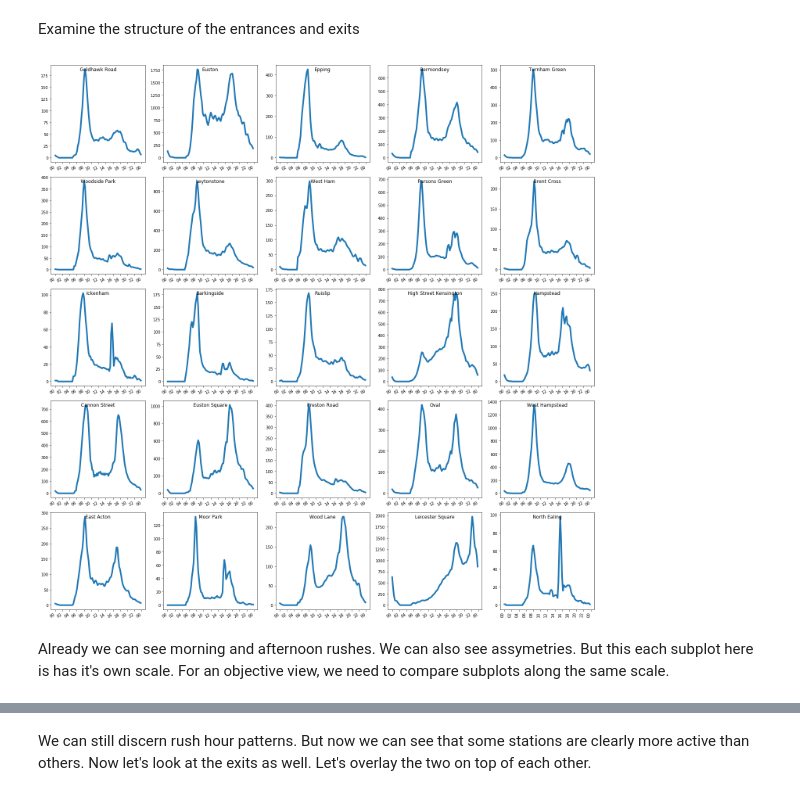
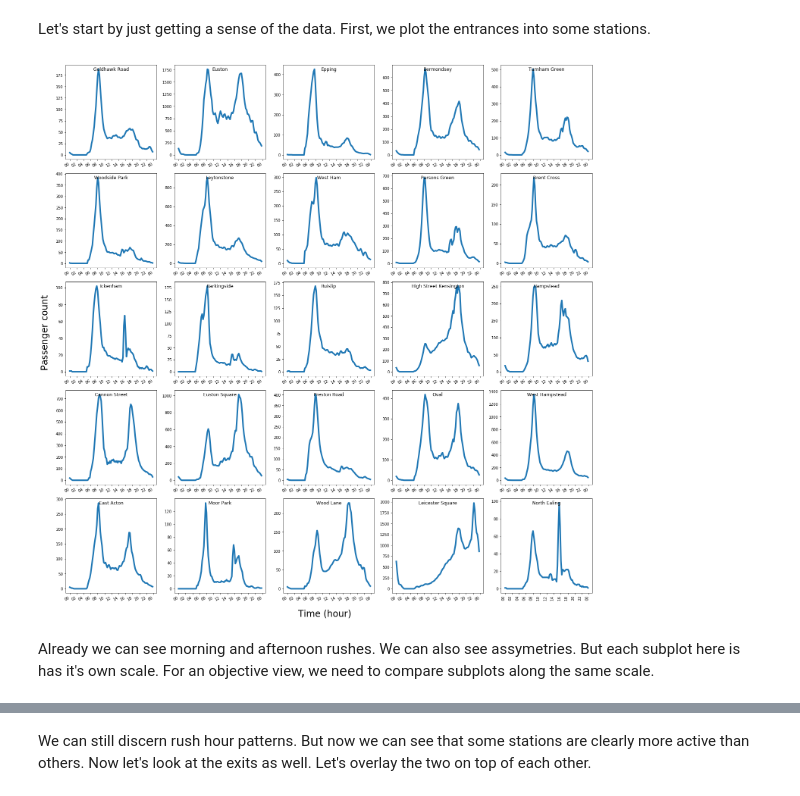
Before and after one commit to itko/cities, a Jupyter notebook: notebooks/london.ipynb, the cells around one changed output, grey strips where cells are left out. Cells and saved outputs as stored; diff of their text form; code cells hidden in the pictures.

```diff
--- a/notebooks/london.ipynb
+++ b/notebooks/london.ipynb
@@ -36,2 +16,0 @@ data_ex.index = pd.to_datetime(data_en.index, format='%H%M')
-# %% [markdown]
-Examine the structure of the entrances and exits
@@ -38,3 +39,5 @@ Examine the structure of the entrances and exits
+# %% [markdown]
+Let's start by just getting a sense of the data. First, we plot the entrances into some stations.
 # %%
 MONTAGE_SIZE = 5
 # %%
@@ -43,18 +46,20 @@ data_plot_ex = data_ex.sample(MONTAGE_SIZE**2, random_state=23, axis=1)
 # %%
 f, axes = plt.subplots(MONTAGE_SIZE,MONTAGE_SIZE,figsize=(20,20), sharey=False, sharex=False)
 for i in range(MONTAGE_SIZE**2):
     ax = axes.flatten()[i]
     data_plot_en.iloc[:,i].plot(color='C0', ax=ax, lw=4)
     ax.xaxis.set_major_locator(mdates.HourLocator(interval=2))
     ax.xaxis.set_major_formatter(mdates.DateFormatter('%H'))
     ax.set_title(data_plot_en.columns[i],pad=-15)
+    ax.set_xlabel('')
 plt.xticks(rotation=90)
+f.text(0.5, -0.02, 'Time (hour)', ha='center', size=24)
+f.text(-0.02, 0.5, 'Passenger count', va='center', rotation='vertical', size=24)
 plt.tight_layout()
-plt.show()
 # %% [output]
-[figure, old version]
+[figure, new version]
 # %% [markdown]
-Already we can see morning and afternoon rushes. We can also see assymetries. But this each subplot here is has it's own scale. For an objective view, we need to compare subplots along the same scale.
+Already we can see morning and afternoon rushes. We can also see assymetries. But each subplot here is has it's own scale. For an objective view, we need to compare subplots along the same scale.
 # %%
 f, axes = plt.subplots(MONTAGE_SIZE,MONTAGE_SIZE,figsize=(20,20), sharey=True, sharex=False)
 for i in range(MONTAGE_SIZE**2):
```
Also changed, not shown: parts of 148 cells of this notebook.
